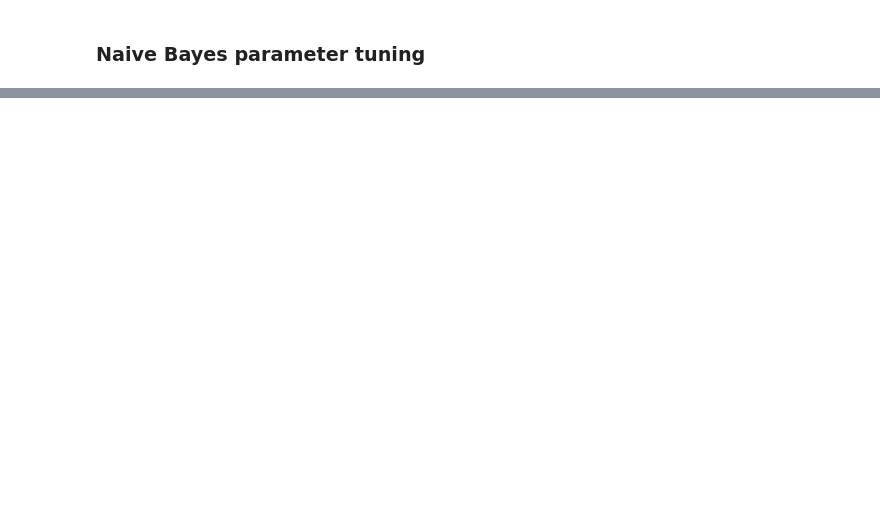
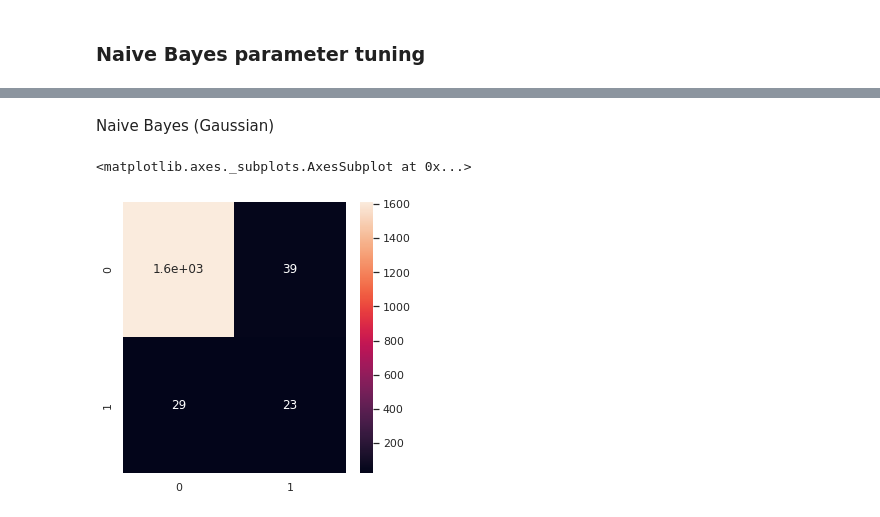
Before and after one commit to RushilPatel0703/ACML_Project, a Jupyter notebook: ACML_Project_Draft.ipynb, the cells around one changed output, grey strips where cells are left out. Drawn from its saved outputs; the diff is of its cells as text; code cells hidden in the pictures; blank space fills up the shorter version.

```diff
--- a/ACML_Project_Draft.ipynb
+++ b/ACML_Project_Draft.ipynb
@@ -297,0 +339,12 @@ plt.plot(iterations,acc4, color='orange')
+# %% [markdown]
+Naive Bayes (Gaussian)
+# %%
+bestNB = GaussianNB(var_smoothing = 1)
+bestNB.fit(X_trainNb, y_train_new)
+bestNB_y_pred = bestNB.predict(X_testNb)
+# %%
+cm2 = confusion_matrix(y_test_new, bestNB_y_pred)
+sns.heatmap(cm2, annot=True)
+# %% [output]
+<matplotlib.axes._subplots.AxesSubplot at 0x...>
+[figure, added]
```
Also changed, not shown: parts of 20 cells of this notebook.
